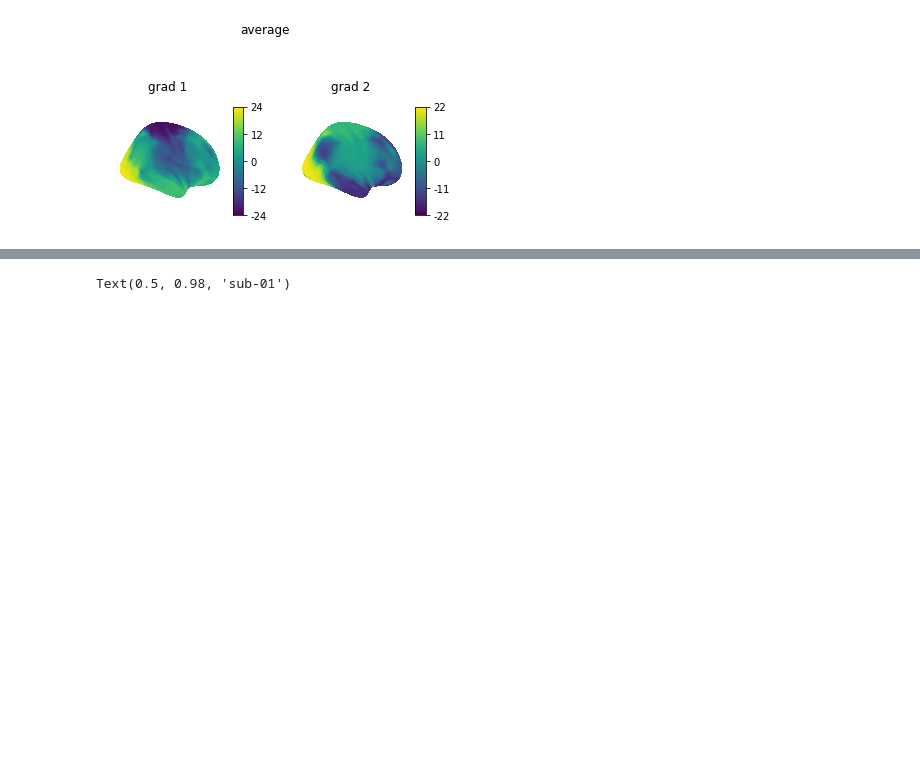
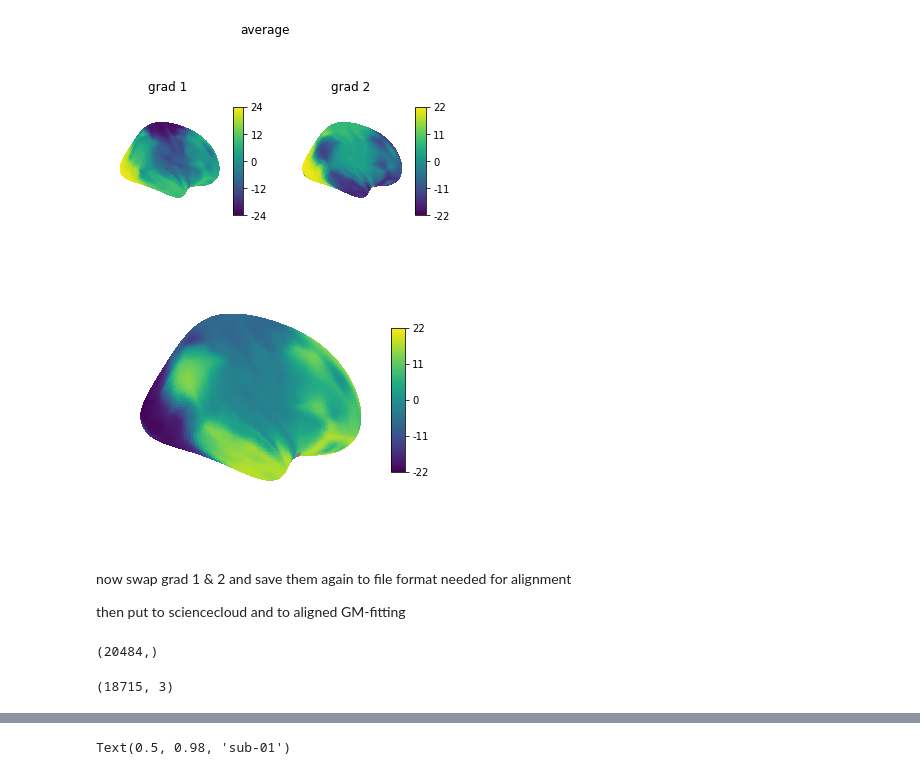
Before and after one commit to Gilles86/stress_risk, a Jupyter notebook: stress_risk/fmri_analysis/gradients/vis_gradients_nilearn.ipynb, the cells around one changed output, grey strips where cells are left out. Cells and saved outputs as stored; diff of their text form; code cells hidden in the pictures; blank space fills up the shorter version.

Commit message:
git grad ref-marg-aligned +app/kernel options

```diff
--- a/stress_risk/fmri_analysis/gradients/vis_gradients_nilearn.ipynb
+++ b/stress_risk/fmri_analysis/gradients/vis_gradients_nilearn.ipynb
@@ -53,3 +54,36 @@ figure.suptitle(f'average')
 # %% [output]
 Text(0.5, 0.98, 'average')
 [figure]
+# %%
+grad_n = 2
+grad = np.load(f'/Volumes/mrenkeED/data/ds-stressrisk/derivatives/gradients/sub-average_cmunfil_01/ses-1/grad{grad_n}_noParcel.npy')
+grad = -grad
+grad = np.split(grad,2)
+np.shape(grad)
+nplt.plot_surf_stat_map(surf_mesh=fsaverage.infl_right, stat_map=grad[1],cmap='viridis',view='medial')
+plt.show() #gets rid of the second image
+# %% [output]
+[figure, added]
+# %% [markdown]
+now swap grad 1 & 2 and save them again to file format needed for alignment
+
+then put to sciencecloud and to aligned GM-fitting
+# %%
+pati ='/Volumes/mrenkeED/data/ds-stressrisk/derivatives/gradients'
+grad_n = 2
+grad_n_new = 1
+new_spec = '_aligned-marg'
+grad = np.load(op.join(pati,f'sub-average_cmunfil_01/ses-1/grad{grad_n}_noParcel.npy'))
+grad = -grad
+print(grad.shape)
+np.save(op.join(pati,f'sub-average_cmunfil_01/ses-1/grad{grad_n_new}_noParcel{new_spec}.npy'), grad)
+# %% [output]
+(20484,)
+# %%
+# align average with Margulies's gradients
+sub='average_cmunfil_01'
+
+av_gm = np.load(op.join(bids_folder,grad_folder,f'gm_av50_unfiltered.npy'))
+print(av_gm.shape)
+# %% [output]
+(18715, 3)
```
Also changed, not shown: parts of 5 cells of this notebook, 2 other files.
